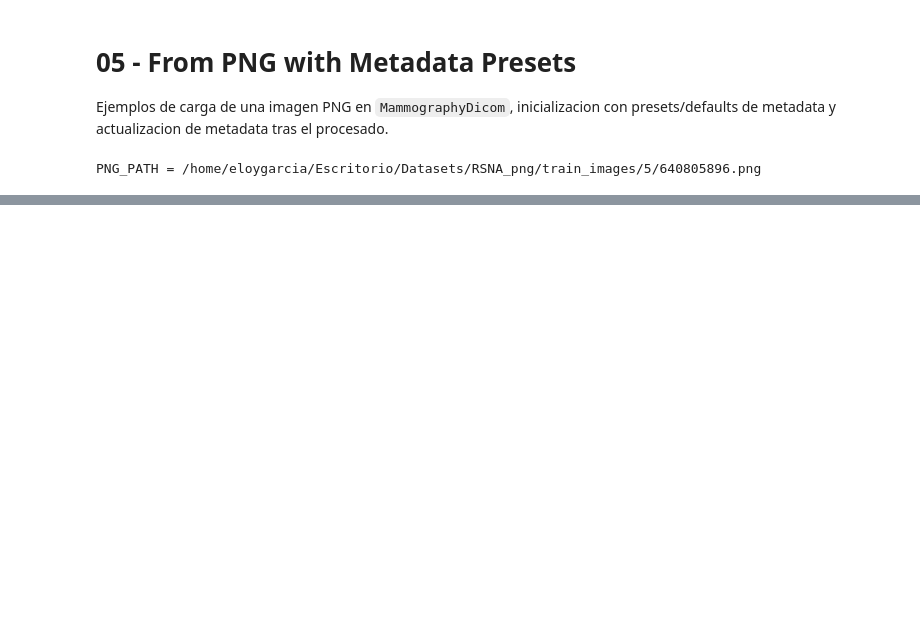
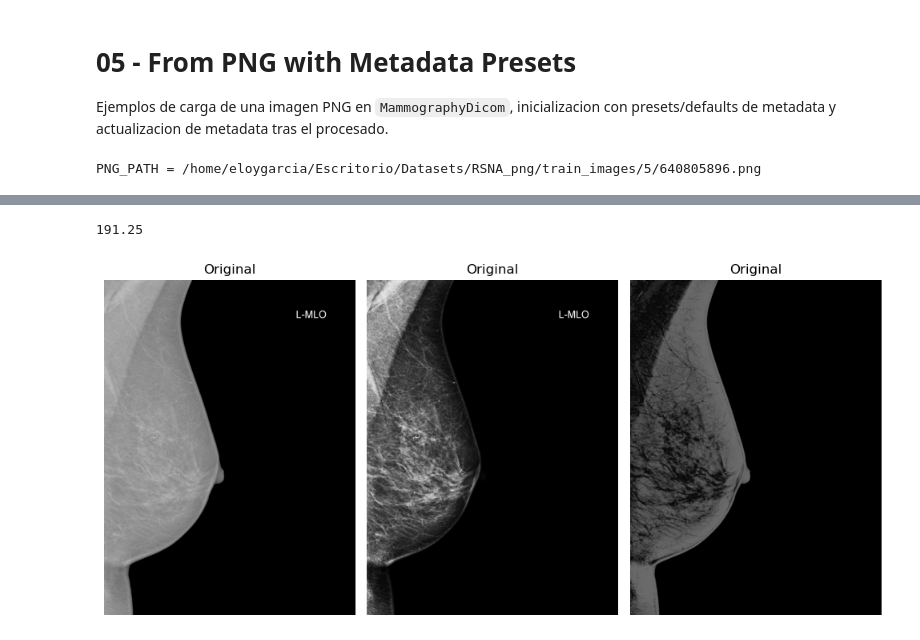
Before and after one commit to eloygarcia/Preprocessing, a Jupyter notebook: notebooks_api/05_From_PNG.ipynb, the cells around one changed output, grey strips where cells are left out. Cells and saved outputs as stored; diff of their text form; code cells hidden in the pictures; blank space fills up the shorter version.

```diff
--- a/notebooks_api/05_From_PNG.ipynb
+++ b/notebooks_api/05_From_PNG.ipynb
@@ -31,7 +31,9 @@ mammo_hologic = MammographyDicom.from_png(
 
 print(mammo_hologic.metadata)
 
-plt.imshow(mammo_hologic.image.to_numpy(), cmap='gray')
+original = mammo_hologic.image.to_numpy()
+
+plt.imshow(original, cmap='gray')
 plt.title('PNG + Hologic preset')
 plt.axis('off')
 plt.show()
@@ -98,3 +127,29 @@ plt.show()
+# %%
+
+print(3*original.astype('float32').max()/4)
+# %% [output]
+191.25
+# %%
+import numpy as np
+
+fig, ax = plt.subplots(1, 3, figsize=(10, 5))
+
+ax[0].imshow(original, vmin=original.min(), vmax=original.max(), cmap='gray')
+ax[0].set_title('Original')
+ax[0].axis('off')
+plt.tight_layout()
+
+ax[1].imshow(mammo_override.image.to_numpy(), vmin=original.min(), vmax=original.max(), cmap='gray')
+ax[1].set_title('Original')
+ax[1].axis('off')
+plt.tight_layout()
+
+ax[2].imshow(np.abs(mammo_override.image.to_numpy() - original), vmin=original.min(), vmax=original.max(), cmap='gray')
+ax[2].set_title('Original')
+ax[2].axis('off')
+plt.tight_layout()
+# %% [output]
+[figure, added]
 # %%
 # Exportar la instancia a DICOM y validar roundtrip
 import pydicom
```
Also changed, not shown: parts of 6 cells of this notebook, 22 other files.
